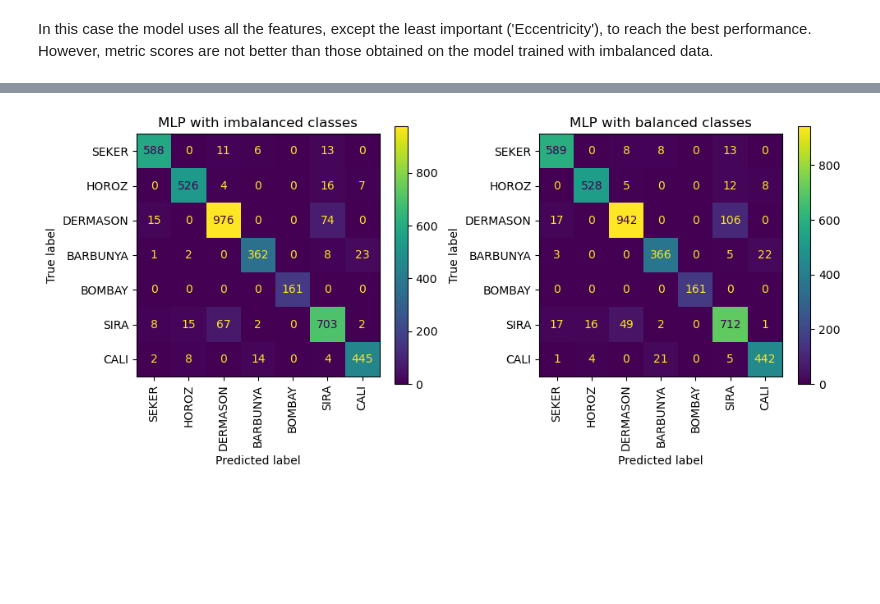
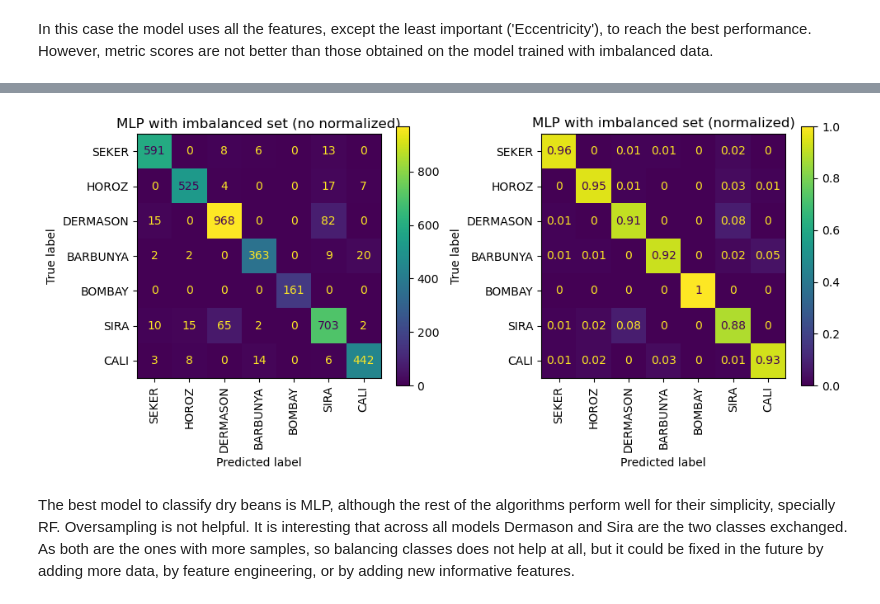
Before and after one commit to jesusch10/beans_classification, a Jupyter notebook: 5_multilayer_perceptron.ipynb, the cells around one changed output, grey strips where cells are left out. Cells and saved outputs as stored; diff of their text form; code cells hidden in the pictures; blank space fills up the shorter version.

```diff
--- a/5_multilayer_perceptron.ipynb
+++ b/5_multilayer_perceptron.ipynb
@@ -408,26 +321,25 @@ Model: "sequential_64"
-# %%
-from sklearn.metrics import confusion_matrix, ConfusionMatrixDisplay
-import matplotlib.pyplot as plt
-
-# Plotting confusion matrices
-fig, axes = plt.subplots(1, 2, figsize=(10, 16))
-
-cm = confusion_matrix(y_test, y_pred)
-disp = ConfusionMatrixDisplay(cm, display_labels=labels)
-disp.plot(ax=axes[0], colorbar = False)
-axes[0].set_title('MLP with imbalanced classes')
-axes[0].tick_params(axis='x', rotation=90)
-plt.colorbar(disp.im_, ax=axes[0], shrink=0.2)
-
-cm = confusion_matrix(y_test, y_pred_balanced)
-disp = ConfusionMatrixDisplay(cm, display_labels=labels)
-disp.plot(ax=axes[1], colorbar = False)
-axes[1].set_title('MLP with balanced classes')
-axes[1].tick_params(axis='x', rotation=90)
-plt.colorbar(disp.im_, ax=axes[1], shrink=0.2)
-
-plt.tight_layout()
-plt.show()
-# %% [output]
-[figure, removed]
+# %%
+# Plotting confusion matrices
+fig, axes = plt.subplots(1, 2, figsize=(10, 16))
+
+cm = confusion_matrix(y_test, y_pred)
+disp = ConfusionMatrixDisplay(cm, display_labels=labels)
+disp.plot(ax=axes[0], colorbar = False)
+axes[0].set_title('MLP with imbalanced set (no normalized)')
+axes[0].tick_params(axis='x', rotation=90)
+plt.colorbar(disp.im_, ax=axes[0], shrink=0.2)
+
+cm_nor = np.round(cm.astype('float') / cm.sum(axis=1)[:, np.newaxis], 2)
+disp = ConfusionMatrixDisplay(cm_nor, display_labels=labels)
+disp.plot(ax=axes[1], colorbar = False)
+axes[1].set_title('MLP with imbalanced set (normalized)')
+axes[1].tick_params(axis='x', rotation=90)
+plt.colorbar(disp.im_, ax=axes[1], shrink=0.2)
+
+plt.tight_layout()
+plt.show()
+# %% [output]
+[figure, added]
+# %% [markdown]
+The best model to classify dry beans is MLP, although the rest of the algorithms perform well for their simplicity, specially RF. Oversampling is not helpful. It is interesting that across all models Dermason and Sira are the two classes exchanged. As both are the ones with more samples, so balancing classes does not help at all, but it could be fixed in the future by adding more data, by feature engineering, or by adding new informative features.
 # %%
```
Also changed, not shown: parts of 16 cells of this notebook, 4 other files.
